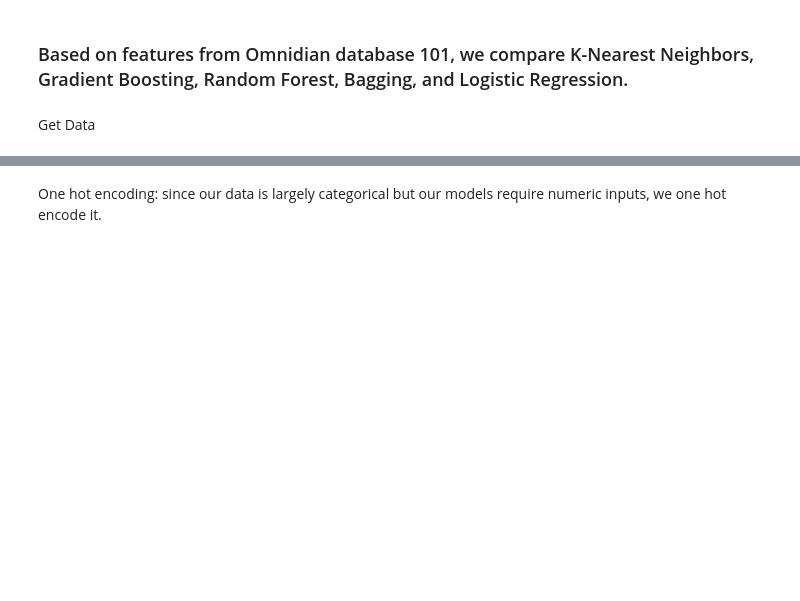
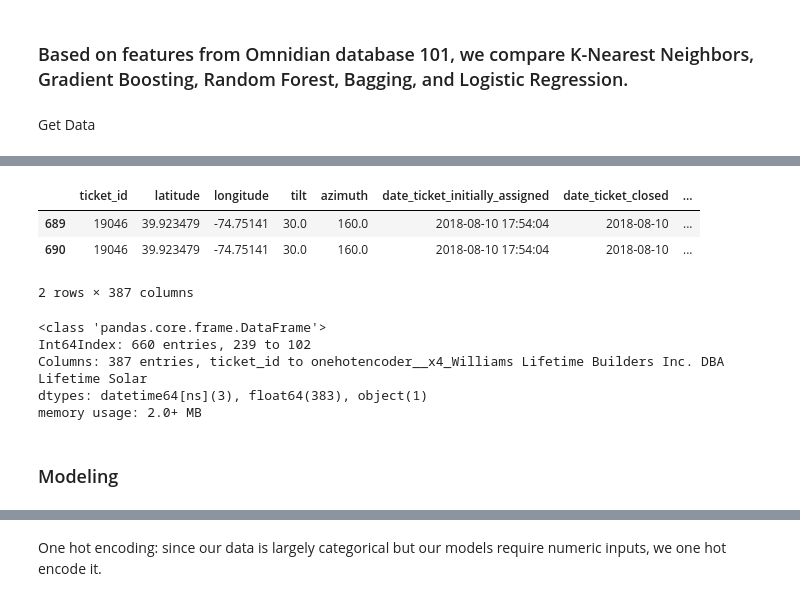
Before and after one commit to TSGreenwood/project_omnidian, a Jupyter notebook: models101_b.ipynb, the cells around one changed output, grey strips where cells are left out. Cells and saved outputs as stored; diff of their text form; code cells hidden in the pictures; blank space fills up the shorter version.

```diff
--- a/models101-Copy2.ipynb
+++ b/models101_b.ipynb
@@ -67,0 +250,17 @@ X_train, X_test, y_train, y_test = train_test_split(X, y, random_state=42, test_
+# %%
+X_train_mega[X_train_mega.ticket_id == 19046]
+# %% [output]
+|  | ticket_id | latitude | longitude | tilt | azimuth | date_ticket_initially_assigned | date_ticket_closed | ... |
+| 689 | 19046 | 39.923479 | -74.75141 | 30.0 | 160.0 | 2018-08-10 17:54:04 | 2018-08-10 | ... |
+| 690 | 19046 | 39.923479 | -74.75141 | 30.0 | 160.0 | 2018-08-10 17:54:04 | 2018-08-10 | ... |
+2 rows × 387 columns
+# %%
+X_train_mega.info()
+# %% [output]
+<class 'pandas.core.frame.DataFrame'>
+Int64Index: 660 entries, 239 to 102
+Columns: 387 entries, ticket_id to onehotencoder__x4_Williams Lifetime Builders Inc. DBA Lifetime Solar
+dtypes: datetime64[ns](3), float64(383), object(1)
+memory usage: 2.0+ MB
+# %% [markdown]
+### Modeling
```
Also changed, not shown: parts of 40 cells of this notebook, 3 other files.
